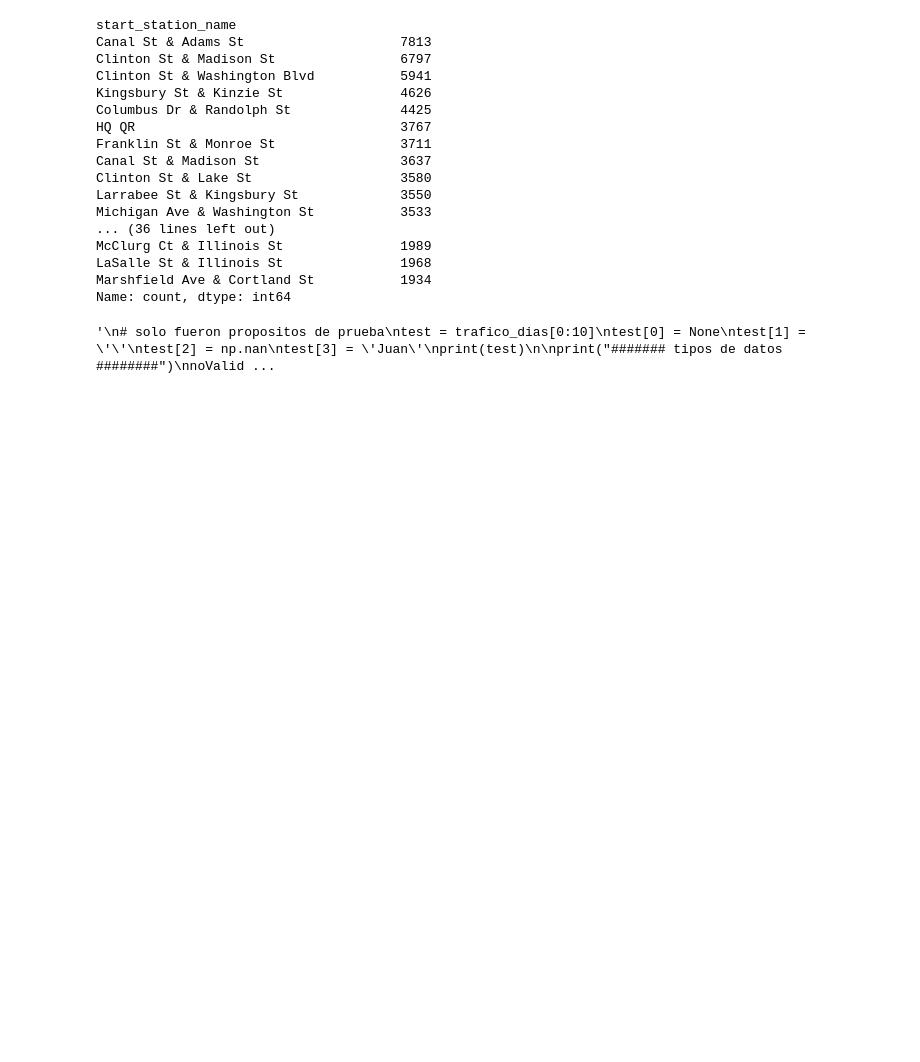
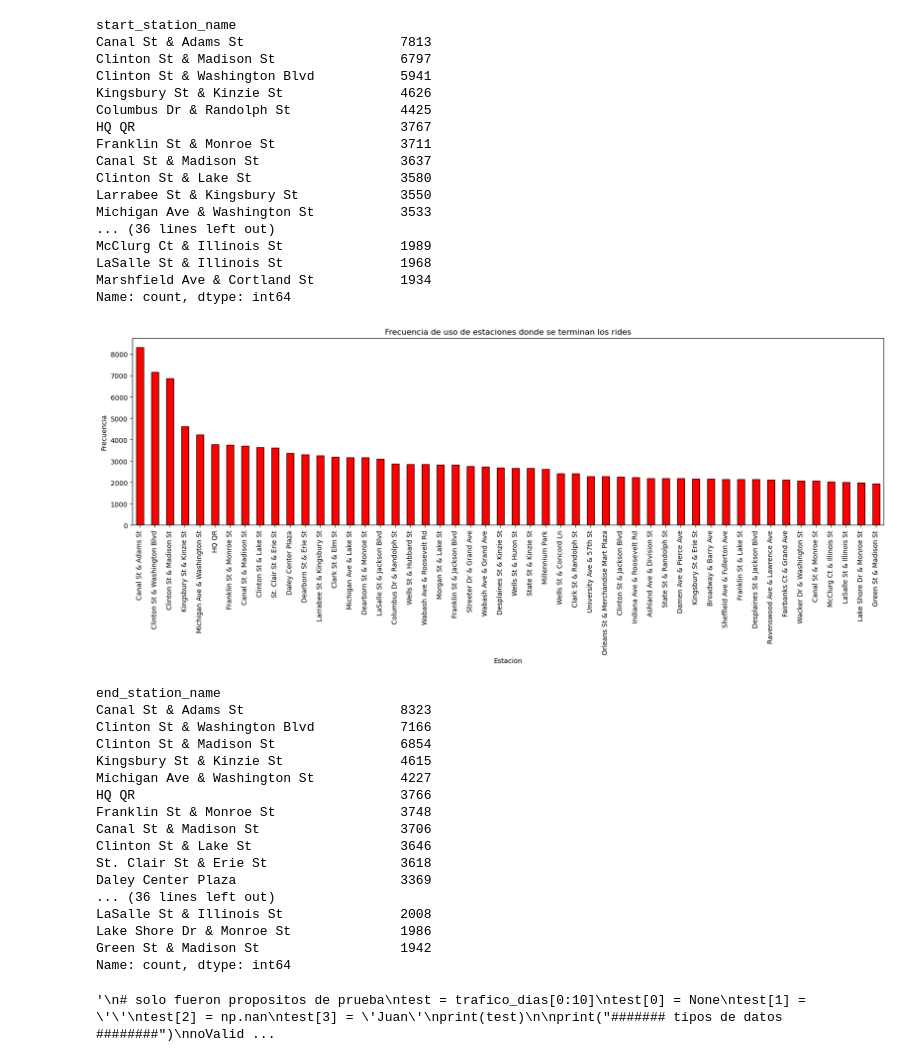
Before and after one commit to juanzin/urban-transport-data-science, a Jupyter notebook: src/analysis.ipynb, the cells around one changed output. Saved outputs shown, nothing was run; the diff lists cells and outputs as text; code cells hidden in the pictures; blank space fills up the shorter version.

Commit message:
get the stations more used-part 2

```diff
--- a/src/analysis.ipynb
+++ b/src/analysis.ipynb
@@ -127,6 +126,36 @@ McClurg Ct & Illinois St               1989
 LaSalle St & Illinois St               1968
 Marshfield Ave & Cortland St           1934
 Name: count, dtype: int64
+# %%
+plt.figure(figsize=(20, 5))
+# mostrar las estaciones mas concurridas para iniciar el viaje
+stations = data.end_station_name
+conteo = stations.value_counts().head(50)
+conteo.plot(kind="bar", color="red", edgecolor="black")
+plt.title("Frecuencia de uso de estaciones donde se terminan los rides")
+plt.xlabel("Estacion")
+plt.ylabel("Frecuencia")
+plt.show()
+conteo
+# %% [output]
+[figure, added]
+end_station_name
+Canal St & Adams St                    8323
+Clinton St & Washington Blvd           7166
+Clinton St & Madison St                6854
+Kingsbury St & Kinzie St               4615
+Michigan Ave & Washington St           4227
+HQ QR                                  3766
+Franklin St & Monroe St                3748
+Canal St & Madison St                  3706
+Clinton St & Lake St                   3646
+St. Clair St & Erie St                 3618
+Daley Center Plaza                     3369
+... (36 lines left out)
+LaSalle St & Illinois St               2008
+Lake Shore Dr & Monroe St              1986
+Green St & Madison St                  1942
+Name: count, dtype: int64
 # %%
 """
 # solo fueron propositos de prueba
```
Also changed, not shown: parts of 1 cell of this notebook.
